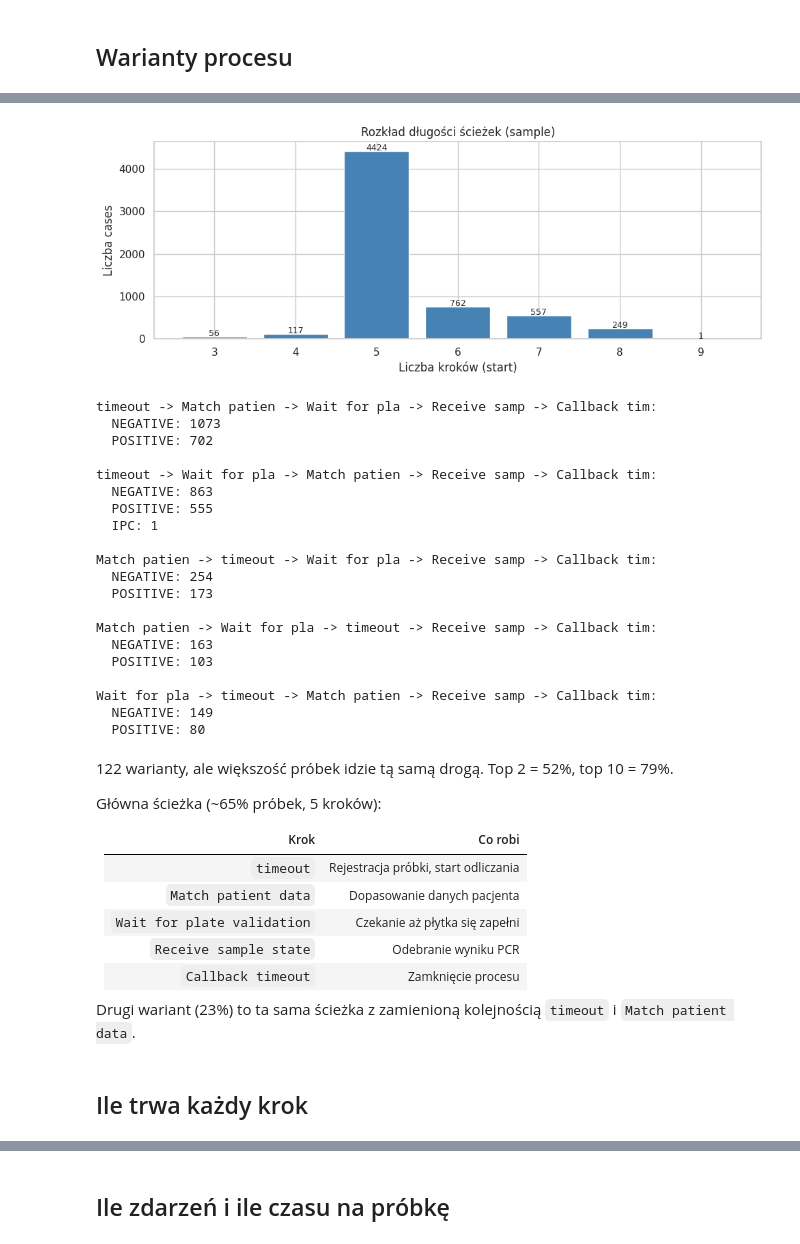
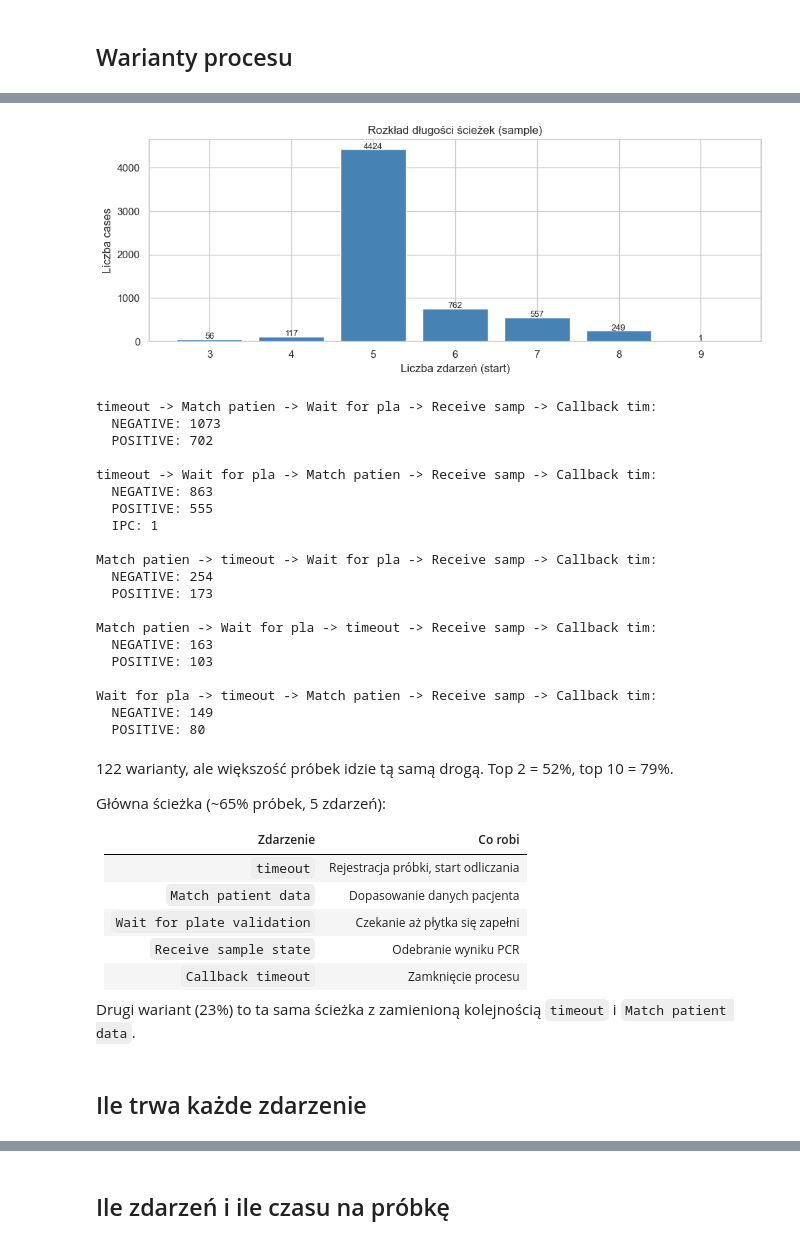
Before and after one commit to Mateoswiatek/DataMining2026PCALabData, a Jupyter notebook: notebooks/01_m1_eda.ipynb, the cells around one changed output, grey strips where cells are left out. Cells and saved outputs as stored; diff of their text form; code cells hidden in the pictures.

```diff
--- a/notebooks/01_m1_eda.ipynb
+++ b/notebooks/01_m1_eda.ipynb
@@ -275,32 +281,32 @@ plt.show()
 # %%
 traces_with_len = traces.copy()
 traces_with_len['n_steps'] = traces_with_len['trace'].apply(lambda x: len(x.split(' -> ')))
 
 fig, ax = plt.subplots(figsize=(10, 4))
 step_counts = traces_with_len['n_steps'].value_counts().sort_index()
 ax.bar(step_counts.index, step_counts.values, color='steelblue', edgecolor='white')
 for x, y in zip(step_counts.index, step_counts.values):
     ax.text(x, y + 10, str(y), ha='center', fontsize=9)
-ax.set_xlabel('Liczba kroków (start)')
+ax.set_xlabel('Liczba zdarzeń (start)')
 ax.set_ylabel('Liczba cases')
 ax.set_title('Rozkład długości ścieżek (sample)')
 plt.tight_layout()
 plt.savefig(RESULTS_DIR / 'fig_trace_lengths.png', dpi=150, bbox_inches='tight')
 plt.show()
 
 traces_merged = traces.merge(df_samples[['instance_uuid', 'pcr_result']], on='instance_uuid')
 top5_traces = variant_counts.head(5).index
 for trace in top5_traces:
     subset = traces_merged[traces_merged['trace'] == trace]
     results = subset['pcr_result'].value_counts(dropna=False)
     steps = trace.split(' -> ')
     short = ' -> '.join(a[:12] for a in steps)
     print(f'{short}:')
     for r, c in results.items():
         print(f'  {r}: {c}')
     print()
 # %% [output]
-[figure, old version]
+[figure, new version]
 timeout -> Match patien -> Wait for pla -> Receive samp -> Callback tim:
   NEGATIVE: 1073
   POSITIVE: 702
@@ -324,9 +330,9 @@ Wait for pla -> timeout -> Match patien -> Receive samp -> Callback tim:
 # %% [markdown]
 122 warianty, ale większość próbek idzie tą samą drogą. Top 2 = 52%, top 10 = 79%.
 
-Główna ścieżka (~65% próbek, 5 kroków):
+Główna ścieżka (~65% próbek, 5 zdarzeń):
 
-| Krok | Co robi |
+| Zdarzenie | Co robi |
 |---|---|
 | `timeout` | Rejestracja próbki, start odliczania |
 | `Match patient data` | Dopasowanie danych pacjenta |
@@ -336,7 +342,7 @@ Główna ścieżka (~65% próbek, 5 kroków):
 
 Drugi wariant (23%) to ta sama ścieżka z zamienioną kolejnością `timeout` i `Match patient data`.
 # %% [markdown]
-## Ile trwa każdy krok
+## Ile trwa każde zdarzenie
 # %%
 sample_sorted = df_ev_samples.sort_values(['instance_uuid', 'cpee_activity_id', 'timestamp'])
 
```
Also changed, not shown: parts of 26 cells of this notebook, 22 other files.
